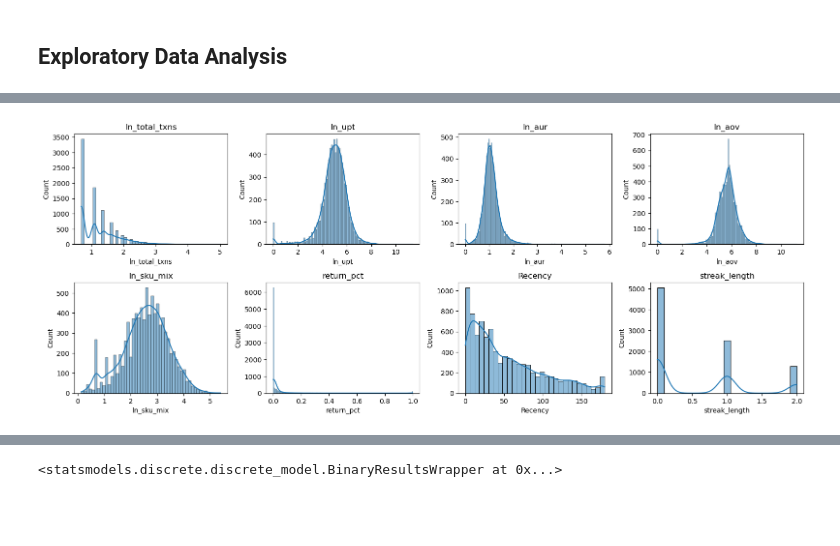
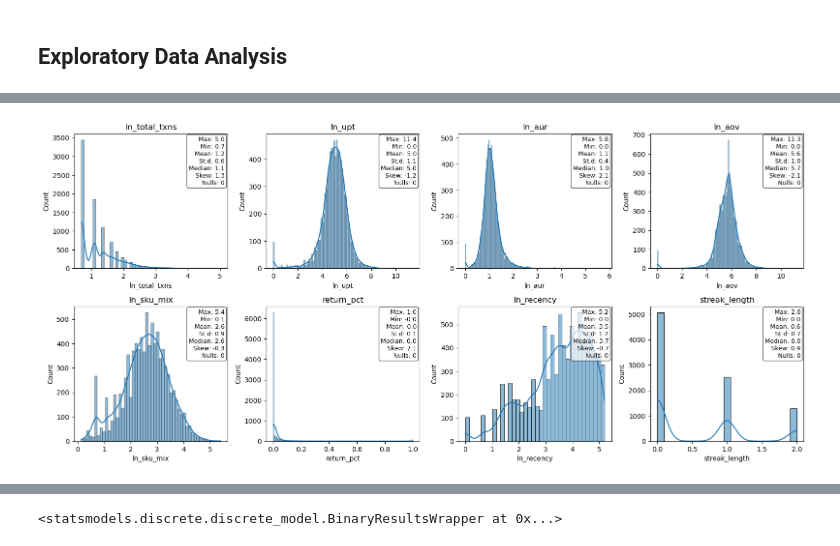
Before and after one commit to hunterphelan/Churn-Prediction, a Jupyter notebook: analysis_v1.4.ipynb, the cells around one changed output, grey strips where cells are left out. Saved outputs shown, nothing was run; the diff lists cells and outputs as text; code cells hidden in the pictures; blank space fills up the shorter version.

```diff
--- a/analysis_v1.4.ipynb
+++ b/analysis_v1.4.ipynb
@@ -181,7 +216,8 @@ Number of customers in multiple markets: 0
 # %%
 def calc_temporal_factors(df, n):
     """
-    Takes dataframe, split by time windows, aggregate & calculate customer perchase data by period. Then calculate temporal factors (ex. streak/recency/churn).
+    Split dataframe by time windows, apply group-by-customer function & calculate aggregated customer perchase features by period.
+    Then calculate temporal factors (ex. streak/recency/churn).
     n = number of days per observation period.
     """
     ### Churn will be definited by if a customer purchases in the next N days.
@@ -216,9 +252,9 @@ def calc_temporal_factors(df, n):
         df_i.insert(loc=0, column='Observation Start', value=period_start)
 
         # Calculate recency from end of period to most recent trasnaction
-        df_i['Recency'] = end - df_i['last_txn']
-        df_i['Recency'] = pd.to_timedelta(df_i['Recency'])
-        df_i['Recency'] = df_i['Recency'].dt.days
+        df_i['recency'] = end - df_i['last_txn']
+        df_i['recency'] = pd.to_timedelta(df_i['recency'])
+        df_i['recency'] = df_i['recency'].dt.days
 
         # Concatenate each period's customer data into a single dataframe
         df_x = pd.concat([df_x, df_i], ignore_index=True)
@@ -289,11 +309,0 @@ Index(['Observation Start', 'Observation End', 'Period', 'streak_length',
-# %%
-### Distribution of key variable
-cont_regressors = ['total_txns', 'upt', 'aur', 'aov', 'sku_mix', 'return_pct', 'Recency', 'streak_length']
-
-plt.figure(figsize=(16, 12))
-for i, col in enumerate(cont_regressors, 1):
-    plt.subplot(4, 4, i)
-    sns.histplot(df_180[col], kde=True)
-    plt.title(col)
-plt.tight_layout()
-plt.show()
@@ -311,27 +367,54 @@ Improving the performance of the logistic regression model.
 # %%
-### Take natural log of continuous, skewed columns
-cols = ['total_txns', 'upt', 'aur', 'aov', 'sku_mix']
-def log_cols(df, cols):
+### Take signed natural log of continuous, skewed columns
+# (Reduces  impact of extreme outliers, making  variance of the data more constant across its range --> critical for logistic regression algo.)
+cols = ['total_txns', 'upt', 'aur', 'aov', 'sku_mix', 'recency']
+def sign_log_cols(df, cols):
     """
-    Take natural log of continuous, skewed columns.
+    Take Signed Logarithmic Transformation {sign(x) * log(1 + |x|)} of continuous, skewed variables.
+
+    Note: Handling Skewed Data with Negatives, is Sign & Zero-Value Preserving
     """
     for c in cols:
         #df.loc[:, f"ln_{c}"] = np.log(df[c])
         df.loc[:, f"ln_{c}"] = np.log(abs(df[c])+1) * np.sign(df[c])
     return df
 
-log_cols(df_90, cols)
-log_cols(df_180, cols)
-
+sign_log_cols(df_180, cols)
 
 ### Distribution of key variable
-cont_regressors = ['ln_total_txns', 'ln_upt', 'ln_aur', 'ln_aov', 'ln_sku_mix', 'return_pct', 'Recency', 'streak_length']
-plt.figure(figsize=(16, 12))
-for i, col in enumerate(cont_regressors, 1):
-    plt.subplot(4, 4, i)
-    sns.histplot(df_180[col], kde=True)
-    plt.title(col)
+cont_regressors = ['ln_total_txns', 'ln_upt', 'ln_aur', 'ln_aov', 'ln_sku_mix', 'return_pct', 'ln_recency', 'streak_length']
+
+# Re-plot distributions
+plt.figure(figsize=(16, 14))                                                    # Create a 'canvas'
+
+for i, col in enumerate(cont_regressors, 1):                                    # Loop & for each iteration:
+    ax = plt.subplot(4, 4, i)                                                       # i. select a panel
+
+    #data = df_180[col].dropna()#
+    data = df_180[col]
+
+    # Plot
+    sns.histplot(data, kde=True, ax=ax)                                                       # ii. create a chart
+    ax.set_title(col)                                                               # iii. add title/etc to subplot
+
+    # Compute stats
+    stats_text = (
+        f"Max: {data.max():.1f}\n"
+        f"Min: {data.min():.1f}\n"
+        f"Mean: {data.mean():.1f}\n"
+        f"St.d: {data.std():.1f}\n"
+        f"Median: {data.median():.1f}\n"
+        f"Skew: {skew(data):.1f}\n"          # Fisher-Pearson coefficient of skewness (|x|>1 --> highly skewed & |x|<0.5 --> fairly symetric)
+        f"Nulls: {data.isna().sum():.0f}")
+    # Display stats
+    ax.text(
+        0.98, 0.98, stats_text,
+        transform=ax.transAxes,
+        ha='right', va='top',
+        fontsize=9,
+        bbox=dict(boxstyle="round,pad=0.3", fc="white", alpha=0.7))
+
 plt.tight_layout()
-plt.show()
+plt.show()                                                                          # iv. render prepared figure
 # %% [output]
-[figure, old version]
+[figure, new version]
```
Also changed, not shown: parts of 53 cells of this notebook, 1 other file.
